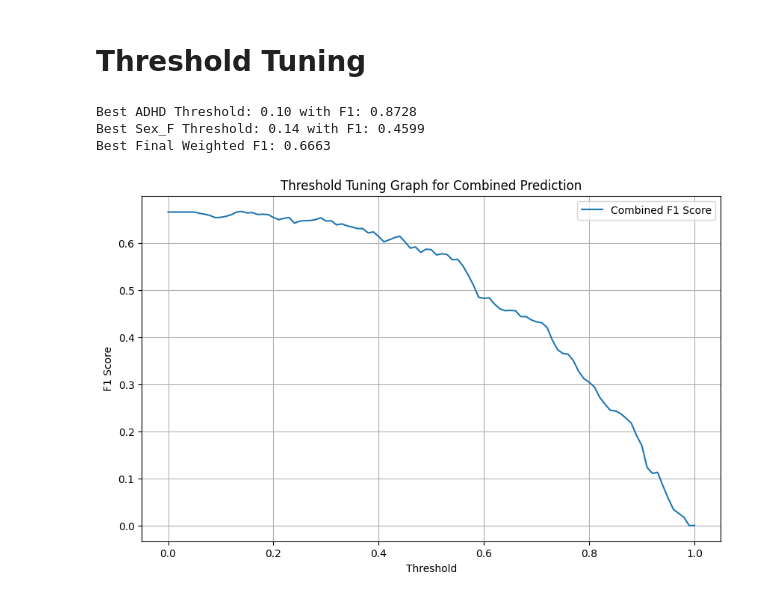
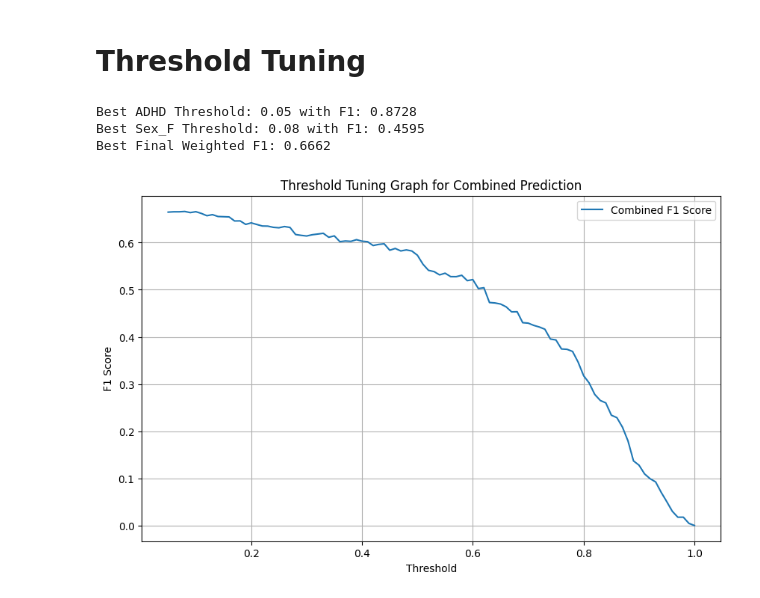
Before and after one commit to jchen0000/widsdatathon2025, a Jupyter notebook: python/Lasso_Neural_Network.ipynb, the cells around one changed output. Drawn from its saved outputs; the diff is of its cells as text; code cells hidden in the pictures.

```diff
--- a/python/Lasso_Neural_Network.ipynb
+++ b/python/Lasso_Neural_Network.ipynb
@@ -529,12 +514,12 @@ from sklearn.impute import KNNImputer
 import numpy as np
 
 # Calculate the percentage of missing values in each column
-missing_percentage = combined_test_metadata_imputed.isnull().sum() / len(combined_test_data) * 100
+missing_percentage = combined_test_data.isnull().sum() / len(combined_test_data) * 100
 
 missing_percentage
 
 # Identify columns with more than a certain percentage threshold of missing values
-threshold = 10  # meaning 1%
+threshold = 10  # meaning 10%
 columns_to_remove = missing_percentage[missing_percentage > threshold].index
 
 # Extract columns with massive missing values
@@ -807,7 +758,8 @@ combined_predictions = combined_predictions[['participant_id', 'ADHD_Outcome_Pro
 
 # --- Define a range of thresholds to test ---
 #thresholds = np.linspace(0, 1, 101)  # from 0.00 to 1.00 in steps of 0.01
-thresholds = np.linspace(0.1, 0.99, 90)
+#thresholds = np.linspace(0.1, 0.99, 90)
+thresholds = np.linspace(0.05, 1, 96)
 
 y_val_adhd_prob = predictions[0].flatten()
 y_val_sex_prob  = predictions[1].flatten()
@@ -841,14 +793,14 @@ print(f"Best Sex_F Threshold: {best_thr_sex:.2f} with F1: {best_f1_sex:.4f}")
 print(f"Best Final Weighted F1: {best_final_f1:.4f}")
 
 
-# Best ADHD Threshold: 0.10 with F1: 0.8728
-# Best Sex_F Threshold: 0.14 with F1: 0.4599
-# Best Final Weighted F1: 0.6663
-# Leaderboard Submitted score: 0.69607
+# Best ADHD Threshold: 0.05 with F1: 0.8728
+# Best Sex_F Threshold: 0.08 with F1: 0.4595
+# Best Final Weighted F1: 0.6662
+# Leaderboard result: 0.71740
 # %% [output]
-Best ADHD Threshold: 0.10 with F1: 0.8728
-Best Sex_F Threshold: 0.14 with F1: 0.4599
-Best Final Weighted F1: 0.6663
+Best ADHD Threshold: 0.05 with F1: 0.8728
+Best Sex_F Threshold: 0.08 with F1: 0.4595
+Best Final Weighted F1: 0.6662
 # %%
 # Final submission dataframe
 combined_predictions_df = combined_predictions[['participant_id', 'ADHD_Outcome_Probability', 'Sex_F_Probability']]
@@ -866,31 +822,32 @@ import numpy as np
 # Assuming y_val_adhd_prob, y_val_sex_prob, y_val_adhd_split, and y_val_sex_split are defined as in your code.
 
 # Function to compute the weighted F1 score (same as before)
 def compute_weighted_f1(y_true_adhd, y_pred_adhd, y_true_sex, y_pred_sex):
     weights = np.ones_like(y_true_adhd, dtype=float)
     weights[(y_true_adhd == 1) & (y_true_sex == 1)] = 2.0
     f1_adhd = f1_score(y_true_adhd, y_pred_adhd, sample_weight=weights)
     f1_sex = f1_score(y_true_sex, y_pred_sex)
     final_f1 = (f1_adhd + f1_sex) / 2.0
     return final_f1, f1_adhd, f1_sex
 
 thresholds = np.linspace(0, 1, 101)
+thresholds = np.linspace(0.05, 1, 96)
 f1_scores_combined = []
 
 for threshold in thresholds:
     y_pred_adhd = (y_val_adhd_prob > threshold).astype(int)
     y_pred_sex = (y_val_sex_prob > threshold).astype(int)
     final_f1, _, _ = compute_weighted_f1(y_val_adhd_split, y_pred_adhd, y_val_sex_split, y_pred_sex)
     f1_scores_combined.append(final_f1)
 
 # Plotting the threshold tuning graph
 plt.figure(figsize=(10, 6))
 plt.plot(thresholds, f1_scores_combined, label='Combined F1 Score')
 plt.xlabel('Threshold')
 plt.ylabel('F1 Score')
 plt.title('Threshold Tuning Graph for Combined Prediction')
 plt.legend()
 plt.grid(True)
 plt.show()
 # %% [output]
-[figure, old version]
+[figure, new version]
```
Also changed, not shown: parts of 16 cells of this notebook.
